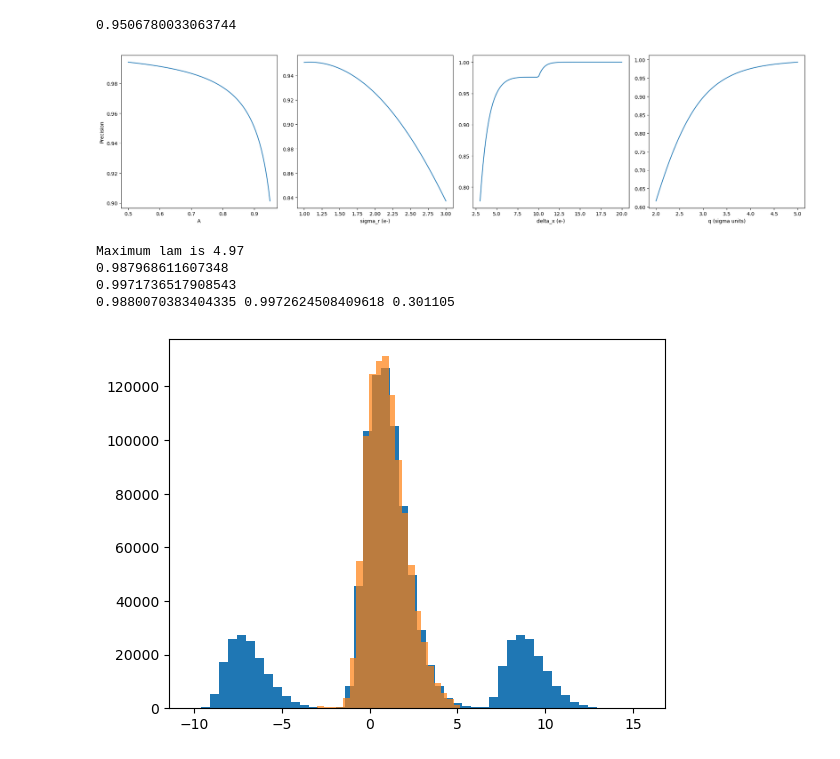
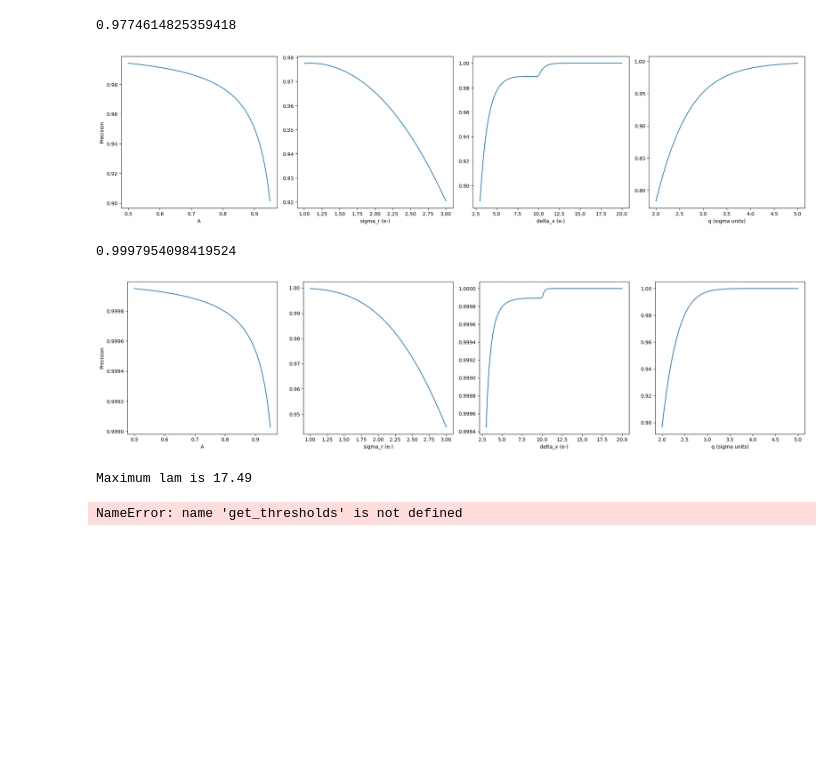
Before and after one commit to ChrisLayden/RTN-corrector, a Jupyter notebook: Test Code/rtn_algorithm.ipynb, the cells around one changed output. Drawn from its saved outputs; the diff is of its cells as text; code cells hidden in the pictures; blank space fills up the shorter version.

```diff
--- a/Test Code/rtn_algorithm.ipynb
+++ b/Test Code/rtn_algorithm.ipynb
@@ -78,60 +77,105 @@ def precision_high(A, B, lam, q, sigma_r, delta_x):
     precision = pr_term_high / tot_pos
     return precision
 
+def precision_low(A, B, lam, q, sigma_r, delta_x):
+    std_dev = np.sqrt(lam + sigma_r**2)
+    low_cutoff_low = lam - delta_x - q * std_dev
+    low_cutoff_high = np.min([lam - q * std_dev, lam - delta_x + q * std_dev])
+    pr_term_mid = A * (1 - pr_z_gtr_z0(low_cutoff_high, lam, 0, sigma_r)) - A * (1 - pr_z_gtr_z0(low_cutoff_low, lam, 0, sigma_r))
+    pr_term_low = B * (1 - pr_z_gtr_z0(low_cutoff_high, lam, -delta_x, sigma_r)) - B * (1 - pr_z_gtr_z0(low_cutoff_low, lam, -delta_x, sigma_r))
+    pr_term_high = (1 - A - B) * (1 - pr_z_gtr_z0(low_cutoff_high, lam, delta_x, sigma_r)) - (1 - A - B) * (1 - pr_z_gtr_z0(low_cutoff_low, lam, delta_x, sigma_r))
+    tot_pos = pr_term_mid + pr_term_low + pr_term_high
+    precision = pr_term_low / tot_pos
+    return precision
+
 def recall_high(A, B, lam, q, sigma_r, delta_x):
     std_dev = np.sqrt(lam + sigma_r**2)
-    high_cutoff_low = np.max([lam + delta_x - q * std_dev, lam + q * std_dev])
+    # high_cutoff_low = np.max([lam + delta_x - q * std_dev, lam + q * std_dev])
+    high_cutoff_low = lam + delta_x - q * std_dev
     high_cutoff_high = lam + delta_x + q * std_dev
     recall = pr_z_gtr_z0(high_cutoff_low, lam, delta_x, sigma_r) - pr_z_gtr_z0(high_cutoff_high, lam, delta_x, sigma_r)
     return recall
+
+def recall_low(A, B, lam, q, sigma_r, delta_x):
+    std_dev = np.sqrt(lam + sigma_r**2)
+    low_cutoff_low = lam - delta_x - q * std_dev
+    # low_cutoff_high = lam - delta_x + q * std_dev
+    low_cutoff_high = np.min([lam - q * std_dev, lam - delta_x + q * std_dev])
+    recall = (1 - pr_z_gtr_z0(low_cutoff_high, lam, -delta_x, sigma_r)) - (1 - pr_z_gtr_z0(low_cutoff_low, lam, -delta_x, sigma_r))
+    return recall
 # %%
 # Plot how precision depends independently on A, sigma_r, delta_x, and q
-A_0 = 0.9
+A_0 = 0.8
 sigma_r_0 = 1.0
 delta_x_0 = 5.0
 q_0 = 3.5
 lam_max_0 = (delta_x_0 / q_0) ** 2 - sigma_r_0**2
-print(precision_high(A_0, (1-A_0)/2, (delta_x_0 / q_0) ** 2 - sigma_r_0**2, q_0, sigma_r_0, delta_x_0))
+print(precision_high(A_0, (1-A_0)/2, lam_max_0, q_0, sigma_r_0, delta_x_0))
 A_vals = np.linspace(0.5, 0.95, 100)
 sigma_r_vals = np.linspace(1, 3.0, 100)
 lam_max_vals_1 = (delta_x_0 / q_0) ** 2 - sigma_r_vals**2
 delta_x_vals = np.linspace(3.0, 20.0, 100)
 lam_max_vals_2 = (delta_x_vals / q_0) ** 2 - sigma_r_0**2
 q_vals = np.linspace(2.0, 5.0, 100)
 lam_max_vals_3 = (delta_x_0 / q_vals) ** 2 - sigma_r_0**2
 fig, axs = plt.subplots(1, 4, figsize=(20, 5))
 # A dependence
 axs[0].plot(A_vals, [precision_high(A, (1-A)/2, lam_max_0, q_0, sigma_r_0, delta_x_0) for A in A_vals])
 axs[0].set_xlabel('A')
 axs[0].set_ylabel('Precision')
 # sigma_r dependence
 axs[1].plot(sigma_r_vals, [precision_high(A_0, (1-A_0)/2, lam_max_0, q_0, sigma_r, delta_x_0) for i, sigma_r in enumerate(sigma_r_vals)])
 axs[1].set_xlabel('sigma_r (e-)')
 # delta_x dependence
 axs[2].plot(delta_x_vals, [precision_high(A_0, (1-A_0)/2, lam_max_0, q_0, sigma_r_0, delta_x) for i, delta_x in enumerate(delta_x_vals)])
 axs[2].set_xlabel('delta_x (e-)')
 # q dependence
 axs[3].plot(q_vals, [precision_high(A_0, (1-A_0)/2, lam_max_0, q, sigma_r_0, delta_x_0) for i, q in enumerate(q_vals)])
 axs[3].set_xlabel('q (sigma units)')
 plt.tight_layout()
 plt.show()
+# Make the same plots for precision_low
+print(precision_low(A_0, (1-A_0)/2, lam_max_0, q_0, sigma_r_0, delta_x_0))
+fig, axs = plt.subplots(1, 4, figsize=(20, 5))
+# A dependence
+axs[0].plot(A_vals, [precision_low(A, (1-A)/2, lam_max_0, q_0, sigma_r_0, delta_x_0) for A in A_vals])
+axs[0].set_xlabel('A')
+axs[0].set_ylabel('Precision')
+# sigma_r dependence
+axs[1].plot(sigma_r_vals, [precision_low(A_0, (1-A_0)/2, lam_max_0, q_0, sigma_r, delta_x_0) for i, sigma_r in enumerate(sigma_r_vals)])
+axs[1].set_xlabel('sigma_r (e-)')
+# delta_x dependence
+axs[2].plot(delta_x_vals, [precision_low(A_0, (1-A_0)/2, lam_max_0, q_0, sigma_r_0, delta_x) for i, delta_x in enumerate(delta_x_vals)])
+axs[2].set_xlabel('delta_x (e-)')
+# q dependence
+axs[3].plot(q_vals, [precision_low(A_0, (1-A_0)/2, lam_max_0, q, sigma_r_0, delta_x_0) for i, q in enumerate(q_vals)])
+axs[3].set_xlabel('q (sigma units)')
+plt.tight_layout()
+plt.show()
 # %% [output]
-0.9506780033063744
+0.9774614825359418
-[figure, old version]
+[figure, new version]
+0.9997954098419524
+[figure, added]
 # %%
-sigma_r = 0.5
-delta_x = 8
-A = 0.7
-B = (1 - A) / 2
+sigma_r = 1.17
+delta_x = 15.2
+A = 0.9
+B = (1-A)/2
 q = 3.5
+q_low = q
 lam_max = (delta_x / q) ** 2 - sigma_r**2
-lam = 1.04
-# lam = lam_max
+# lam = 10
+lam = 4.16
 # delta_x = q * np.sqrt(lam_max + sigma_r**2)
 print(f"Maximum lam is {lam_max:.2f}")
+print(get_thresholds(lam, sigma_r, delta_x, alpha=0.0025))
+print(lam + q * np.sqrt(lam + sigma_r**2), pr_z_gtr_z0(lam + q * np.sqrt(lam + sigma_r**2), lam, 0, sigma_r))
 # print(delta_x)
 print(precision_high(A, B, lam, q, sigma_r, delta_x))
+print(precision_low(A, (1-A-B), lam, q_low, sigma_r, delta_x))
 print(recall_high(A, B, lam, q, sigma_r, delta_x))
+print(recall_low(A, (1-A-B), lam, q_low, sigma_r, delta_x))
 signal_vals, true_high, true_low = get_signal_vals(sigma_r, delta_x, A, B, lam, size=1000000)
 corrected_vals, precision_high_mc, recall_high_mc, frac_corrected = correct_signal_vals(signal_vals, delta_x, lam, sigma_r, q, true_high_indices=true_high, true_low_indices=true_low)
 print(precision_high_mc, recall_high_mc, frac_corrected)
@@ -139,11 +183,8 @@ plt.hist(signal_vals, bins=50)
 plt.hist(corrected_vals, bins=50, alpha=0.7)
 plt.show()
 # %% [output]
-Maximum lam is 4.97
-0.987968611607348
-0.9971736517908543
-0.9880070383404335 0.9972624508409618 0.301105
+Maximum lam is 17.49
-[figure, removed]
+NameError: name 'get_thresholds' is not defined
 # %%
 # Make all fontsize 14
 plt.rcParams.update({'font.size': 14})
```
Also changed, not shown: parts of 7 cells of this notebook, 3 other files.
